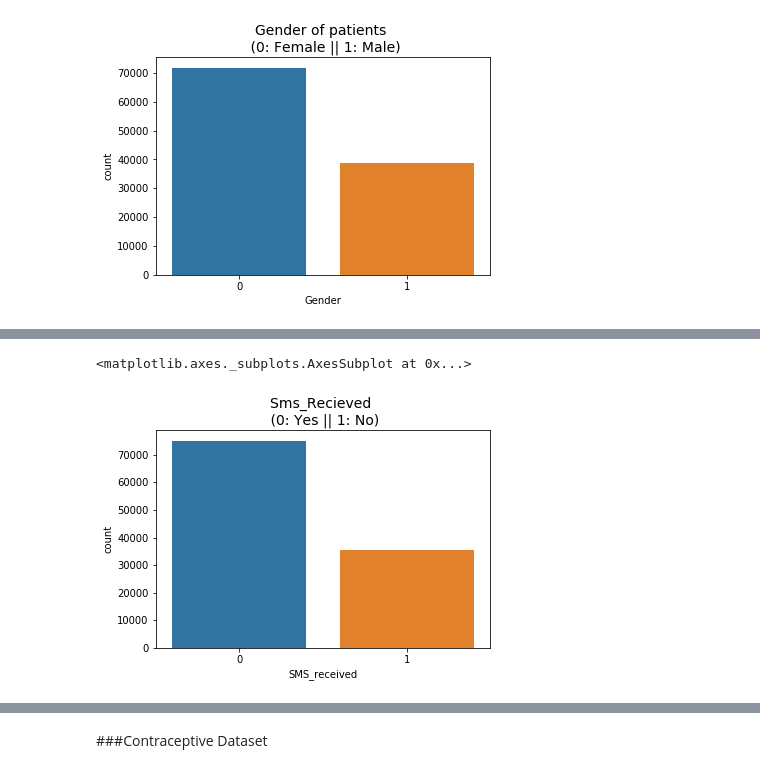
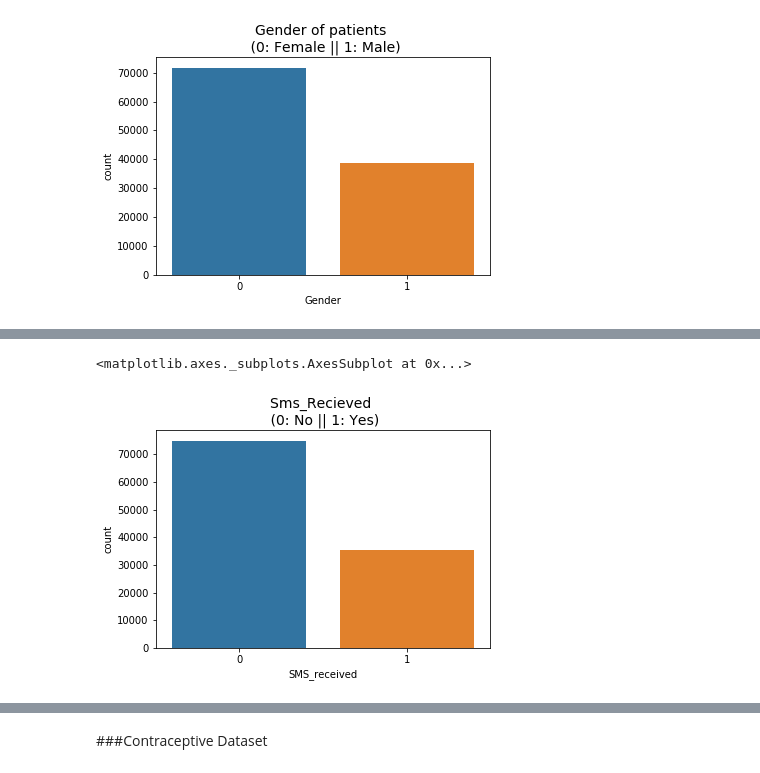
Before and after one commit to thiviyan98/ThiviyanNanthakumarCE888, a Jupyter notebook: Assignment1/Assignment1.ipynb, the cells around one changed output, grey strips where cells are left out. Saved outputs shown, nothing was run; the diff lists cells and outputs as text; code cells hidden in the pictures.

```diff
--- a/Assignment1/Assignment1.ipynb
+++ b/Assignment1/Assignment1.ipynb
@@ -141,3 +153,5 @@ medicaldf.isnull().any().sum()>0
 False
 # %% [markdown]
 ####Cleaning up the data
+# %%
+medicaldf.drop(medicaldf[medicaldf['Age']<0].index,inplace=True) #dropping wrong data
@@ -144,6 +168,5 @@ False
+# %%
+medicaldf.drop(medicaldf[medicaldf.Handcap > 1].index, inplace=True)
 # %%
 medicaldf[["Gender"]]=medicaldf[["Gender"]].apply(LabelEncoder().fit_transform) # 0 is female 1 is male
-
-medicaldf[['Neighbourhood']]=medicaldf[['Neighbourhood']].apply(LabelEncoder().fit_transform) # see which neighbourhood missed most
-
-medicaldf.info()
+#dropped these as they were type str and was not necessary
@@ -177,6 +230,6 @@ Yes    22319
 Name: No-show, dtype: int64
 # %%
-# binary classification 1 is No and 0 is Yes
-medicaldf['No-show']=[0 if b== 'Yes' else 1 for b in medicaldf['No-show']]
+# binary classification 1 is No Show and 0 is Show
+medicaldf['No-show']=[1 if b== 'Yes' else 0 for b in medicaldf['No-show']]
 medicaldf['No-show'].value_counts()
 # %% [output]
@@ -473,6 +565,6 @@ sns.countplot("Gender",data=medicaldf)
 # %%
-plt.title('Sms_Recieved \n (0: Yes || 1: No)', fontsize=14)
+plt.title('Sms_Recieved \n (0: No || 1: Yes)', fontsize=14)
 sns.countplot("SMS_received",data=medicaldf)
 # %% [output]
 <matplotlib.axes._subplots.AxesSubplot at 0x...>
-[figure, old version]
+[figure, new version]
```
Also changed, not shown: parts of 38 cells of this notebook.
